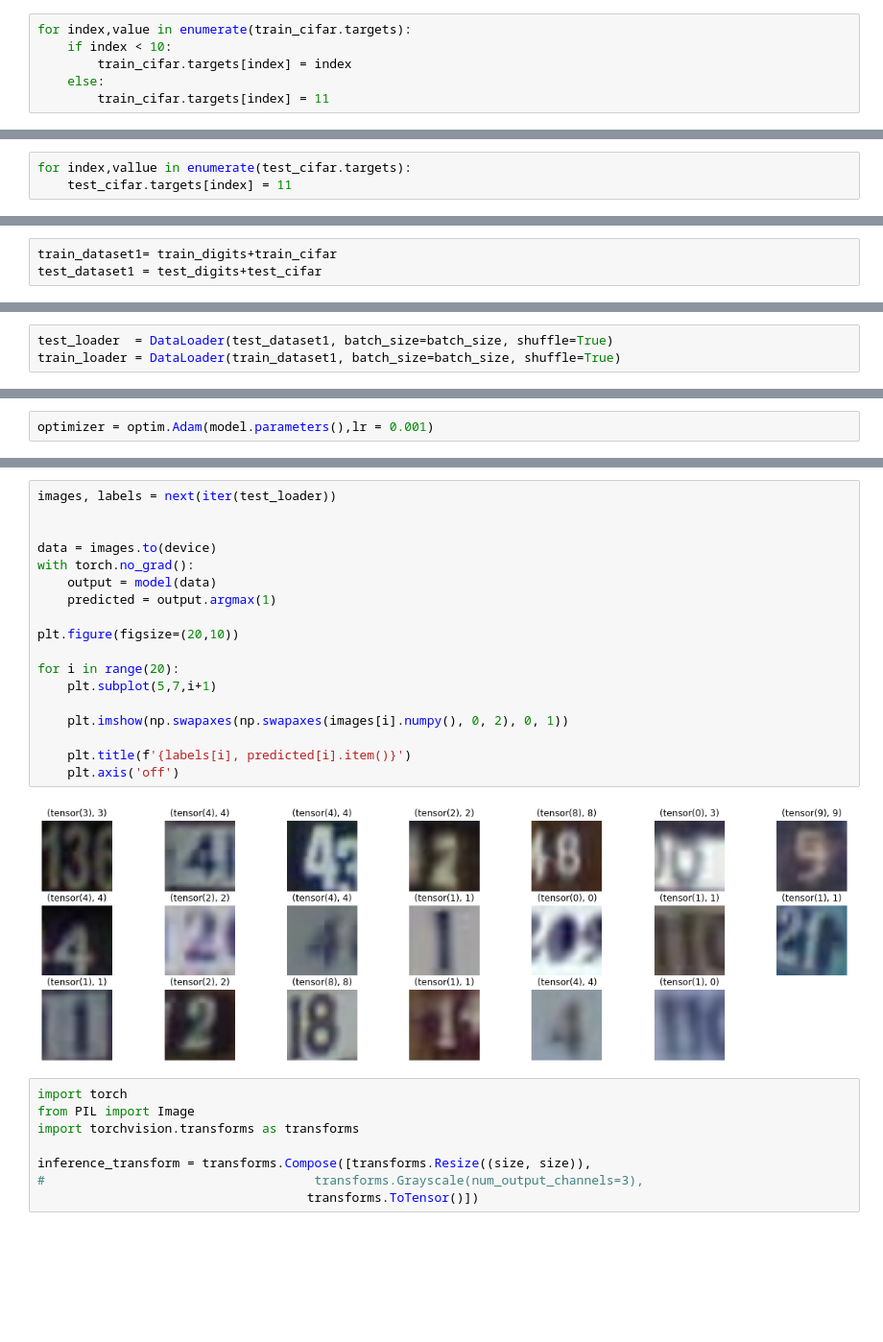
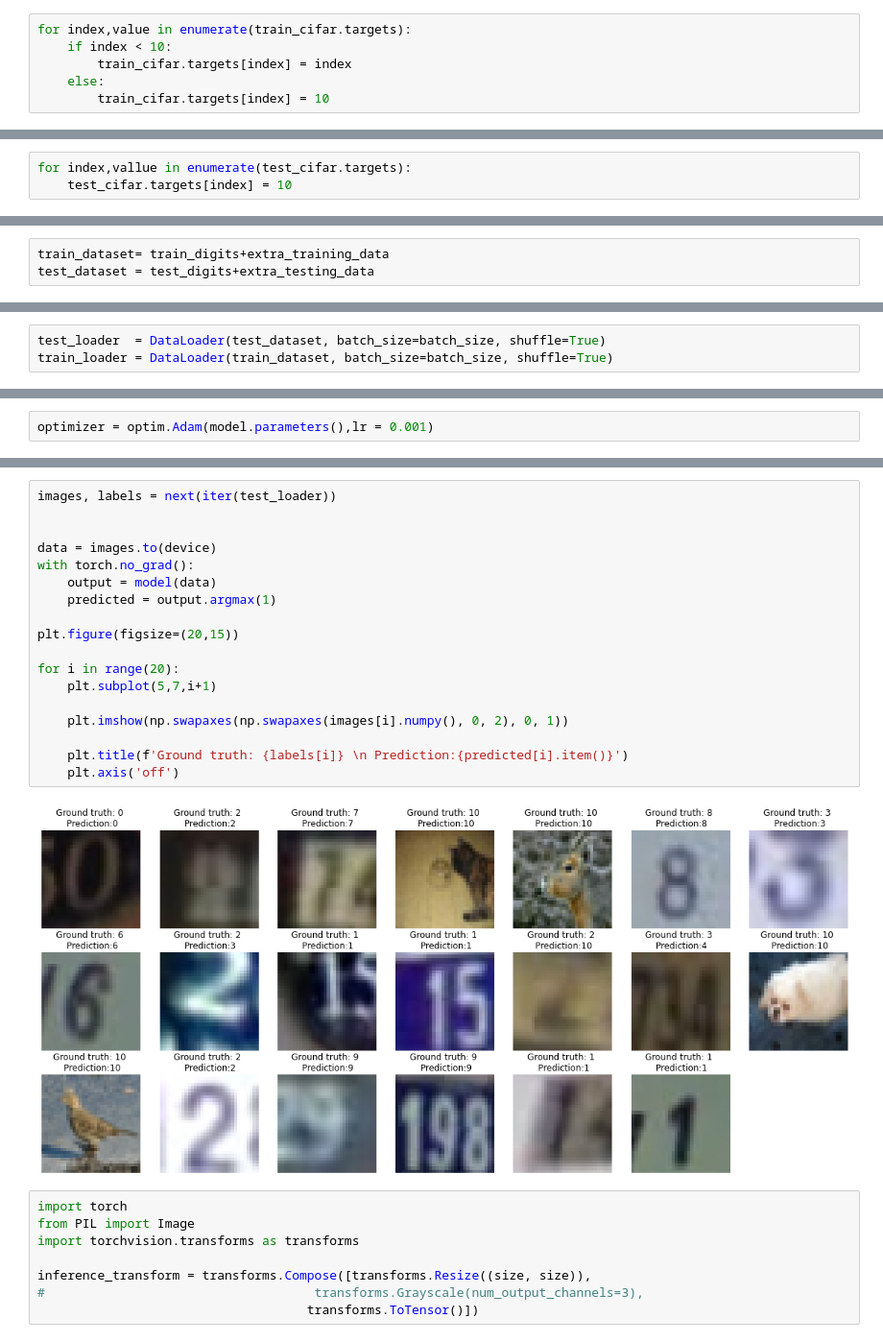
Before and after one commit to victor-flindt/02514_DeepLearing_CV, a Jupyter notebook: project1/project1.2.ipynb, the cells around one changed output, grey strips where cells are left out. Shown at 96% size. Drawn from its saved outputs; the diff is of its cells as text; blank space fills up the shorter version.

Commit message:
added working classifier to project1.2 and test image

```diff
--- a/project1/project1.2.ipynb
+++ b/project1/project1.2.ipynb
@@ -80,4 +80,4 @@ for index,value in enumerate(train_cifar.targets):
     if index < 10:
         train_cifar.targets[index] = index
     else:
-        train_cifar.targets[index] = 11
+        train_cifar.targets[index] = 10
@@ -104,6 +84,6 @@ train_cifar[2]
 # %%
 for index,vallue in enumerate(test_cifar.targets):
-    test_cifar.targets[index] = 11
+    test_cifar.targets[index] = 10
 # %% [markdown]
 ### Segmenting a smaller portion of cifar dataset for concatinating with our original dataset
 # %%
@@ -120,5 +100,5 @@ for i in range(2500):
 # %% [markdown]
 ### Visualizing the data
 # %%
-train_dataset1= train_digits+train_cifar
-test_dataset1 = test_digits+test_cifar
+train_dataset= train_digits+extra_training_data
+test_dataset = test_digits+extra_testing_data
@@ -125,3 +111,3 @@ test_dataset1 = test_digits+test_cifar
 # %%
-test_loader  = DataLoader(test_dataset1, batch_size=batch_size, shuffle=True)
-train_loader = DataLoader(train_dataset1, batch_size=batch_size, shuffle=True)
+test_loader  = DataLoader(test_dataset, batch_size=batch_size, shuffle=True)
+train_loader = DataLoader(train_dataset, batch_size=batch_size, shuffle=True)
@@ -224,23 +220,23 @@ Text(0, 0.5, 'Loss')
 # %%
 images, labels = next(iter(test_loader))
 
 
 data = images.to(device)
 with torch.no_grad():
     output = model(data)
     predicted = output.argmax(1)
 
-plt.figure(figsize=(20,10))
+plt.figure(figsize=(20,15))
 
 for i in range(20):
     plt.subplot(5,7,i+1)
 
     plt.imshow(np.swapaxes(np.swapaxes(images[i].numpy(), 0, 2), 0, 1))
 
-    plt.title(f'{labels[i], predicted[i].item()}')
+    plt.title(f'Ground truth: {labels[i]} \n Prediction:{predicted[i].item()}')
     plt.axis('off')
 # %% [output]
-[figure, old version]
+[figure, new version]
 # %%
 import torch
 from PIL import Image
```
Also changed, not shown: parts of 9 cells of this notebook, 1 other file.
